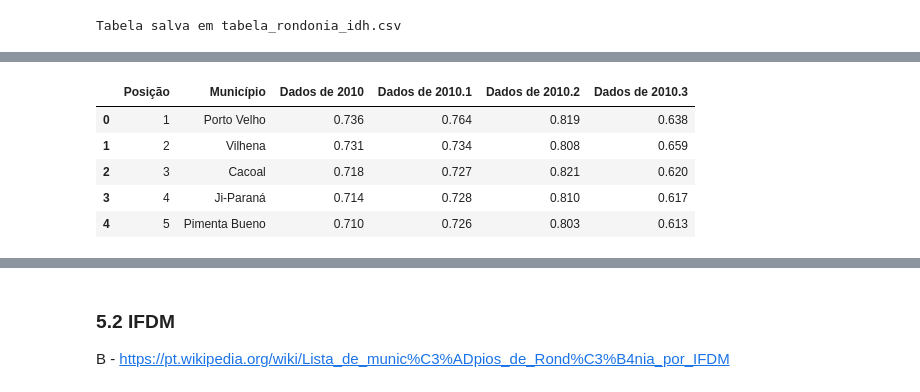
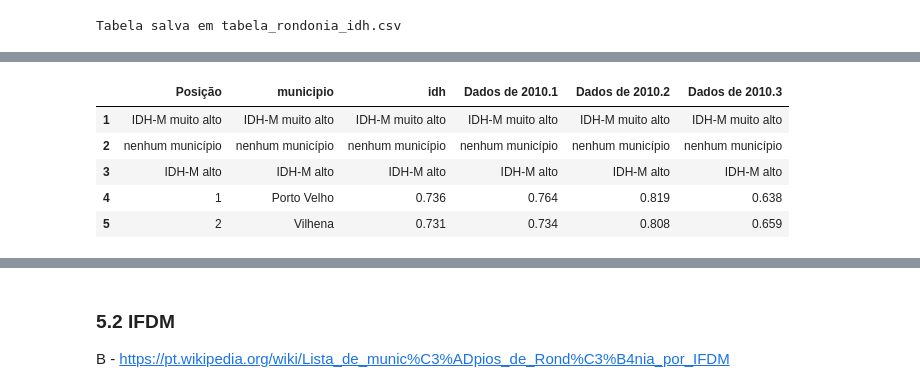
Before and after one commit to giveuperror/modulo9_2, a Jupyter notebook: Mod9Tarefa2.ipynb, the cells around one changed output, grey strips where cells are left out. Cells and saved outputs as stored; diff of their text form; code cells hidden in the pictures.

```diff
--- a/Mod9Tarefa2.ipynb
+++ b/Mod9Tarefa2.ipynb
@@ -368,0 +366,6 @@ dados_ro_idh.head()
+# %%
+dados_ro_idh = pd.read_csv('tabela_rondonia_idh.csv')
+# dados_ro_idh.rename(columns={'Município': 'municipio'}, inplace=True)
+# dados_ro.to_csv('tabela_rondonia_idh.csv', index=False)
+
+dados_ro_idh.head(20)
@@ -369,10 +390,13 @@ dados_ro_idh.head()
+# %%
+dados_ro_idh.rename(columns={'Município': 'municipio'}, inplace=True)
+dados_ro_idh.to_csv('tabela_rondonia_idh.csv', index=False)
 # %%
-dados_ro_idh = dados_ro_idh.drop(dados_ro_idh.index[0]).reset_index(drop=True)
+dados_ro_idh = dados_ro_idh.drop(dados_ro_idh.index[0])
 dados_ro_idh.head()
 # %% [output]
-|  | Posição | Município | Dados de 2010 | Dados de 2010.1 | Dados de 2010.2 | Dados de 2010.3 |
-| 0 | 1 | Porto Velho | 0.736 | 0.764 | 0.819 | 0.638 |
-| 1 | 2 | Vilhena | 0.731 | 0.734 | 0.808 | 0.659 |
-| 2 | 3 | Cacoal | 0.718 | 0.727 | 0.821 | 0.620 |
-| 3 | 4 | Ji-Paraná | 0.714 | 0.728 | 0.810 | 0.617 |
-| 4 | 5 | Pimenta Bueno | 0.710 | 0.726 | 0.803 | 0.613 |
+|  | Posição | municipio | idh | Dados de 2010.1 | Dados de 2010.2 | Dados de 2010.3 |
+| 1 | IDH-M muito alto | IDH-M muito alto | IDH-M muito alto | IDH-M muito alto | IDH-M muito alto | IDH-M muito alto |
+| 2 | nenhum município | nenhum município | nenhum município | nenhum município | nenhum município | nenhum município |
+| 3 | IDH-M alto | IDH-M alto | IDH-M alto | IDH-M alto | IDH-M alto | IDH-M alto |
+| 4 | 1 | Porto Velho | 0.736 | 0.764 | 0.819 | 0.638 |
+| 5 | 2 | Vilhena | 0.731 | 0.734 | 0.808 | 0.659 |
```
Also changed, not shown: parts of 19 cells of this notebook, 3 other files.
